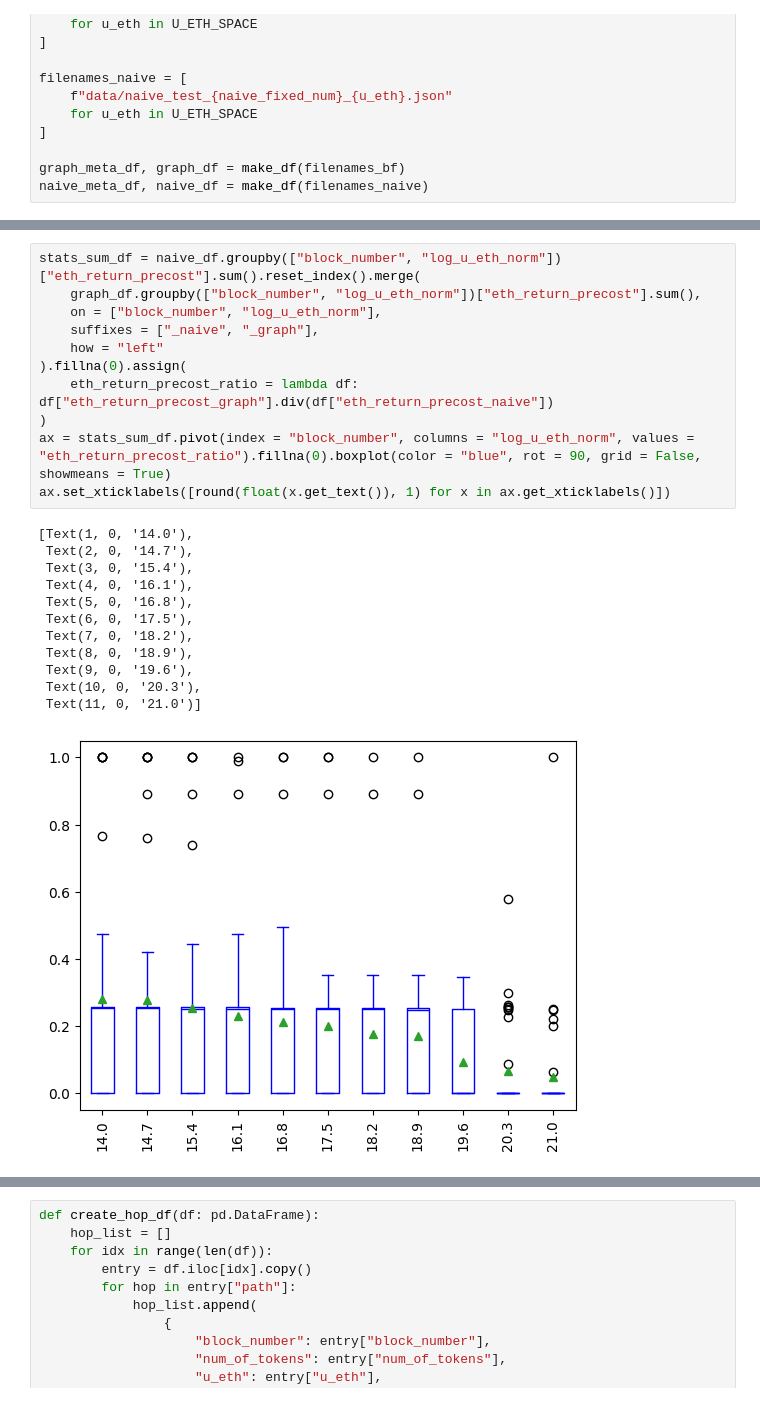
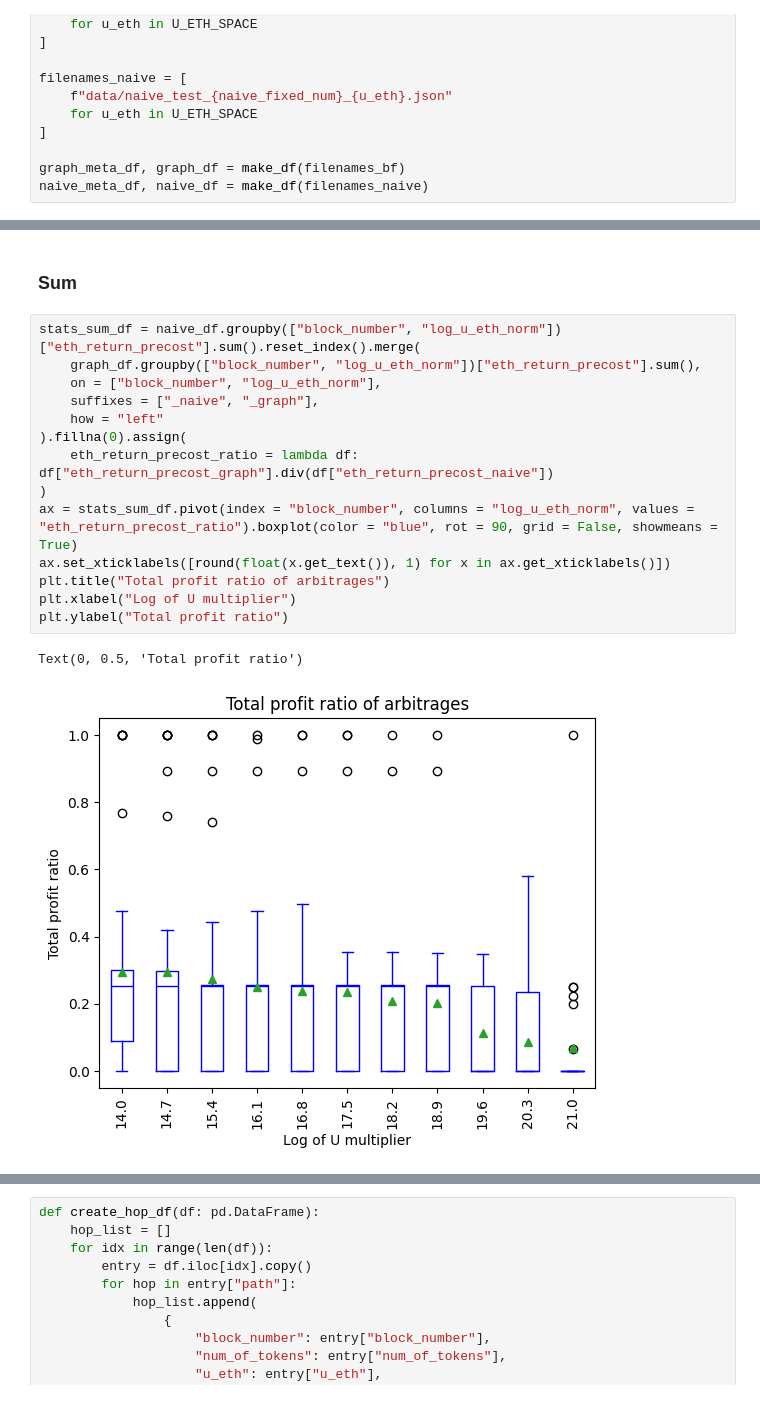
Before and after one commit to longtrieuuit/defi-arbitrage, a Jupyter notebook: arbitrage_finding.ipynb, the cells around one changed output, grey strips where cells are left out. Drawn from its saved outputs; the diff is of its cells as text.

```diff
--- a/arbitrage_finding.ipynb
+++ b/arbitrage_finding.ipynb
@@ -250,24 +256,19 @@ ax.set_xticklabels([round(float(x.get_text()), 1) for x in ax.get_xticklabels()]
+# %% [markdown]
+### Sum
 # %%
 stats_sum_df = naive_df.groupby(["block_number", "log_u_eth_norm"])["eth_return_precost"].sum().reset_index().merge(
     graph_df.groupby(["block_number", "log_u_eth_norm"])["eth_return_precost"].sum(),
     on = ["block_number", "log_u_eth_norm"],
     suffixes = ["_naive", "_graph"],
     how = "left"
 ).fillna(0).assign(
     eth_return_precost_ratio = lambda df: df["eth_return_precost_graph"].div(df["eth_return_precost_naive"])
 )
-ax = stats_sum_df.pivot(index = "block_number", columns = "log_u_eth_norm", values = "eth_return_precost_ratio").fillna(0).boxplot(color = "blue", rot = 90, grid = False, showmeans = True)
+ax = stats_sum_df.pivot(index = "block_number", columns = "log_u_eth_norm", values = "eth_return_precost_ratio").boxplot(color = "blue", rot = 90, grid = False, showmeans = True)
 ax.set_xticklabels([round(float(x.get_text()), 1) for x in ax.get_xticklabels()])
+plt.title("Total profit ratio of arbitrages")
+plt.xlabel("Log of U multiplier")
+plt.ylabel("Total profit ratio")
 # %% [output]
-[Text(1, 0, '14.0'),
- Text(2, 0, '14.7'),
- Text(3, 0, '15.4'),
- Text(4, 0, '16.1'),
- Text(5, 0, '16.8'),
- Text(6, 0, '17.5'),
- Text(7, 0, '18.2'),
- Text(8, 0, '18.9'),
- Text(9, 0, '19.6'),
- Text(10, 0, '20.3'),
- Text(11, 0, '21.0')]
+Text(0, 0.5, 'Total profit ratio')
-[figure, old version]
+[figure, new version]
```
Also changed, not shown: parts of 28 cells of this notebook.
